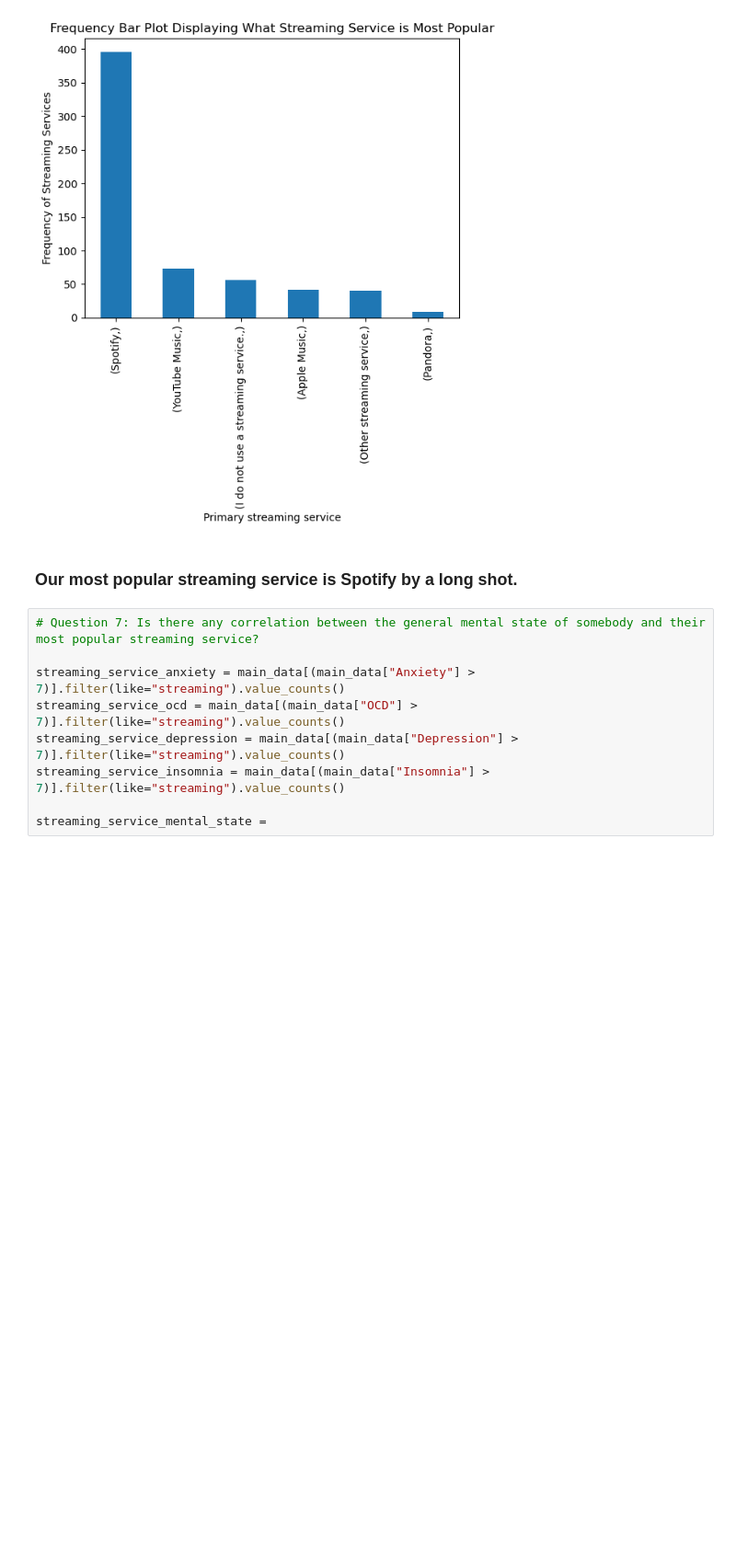
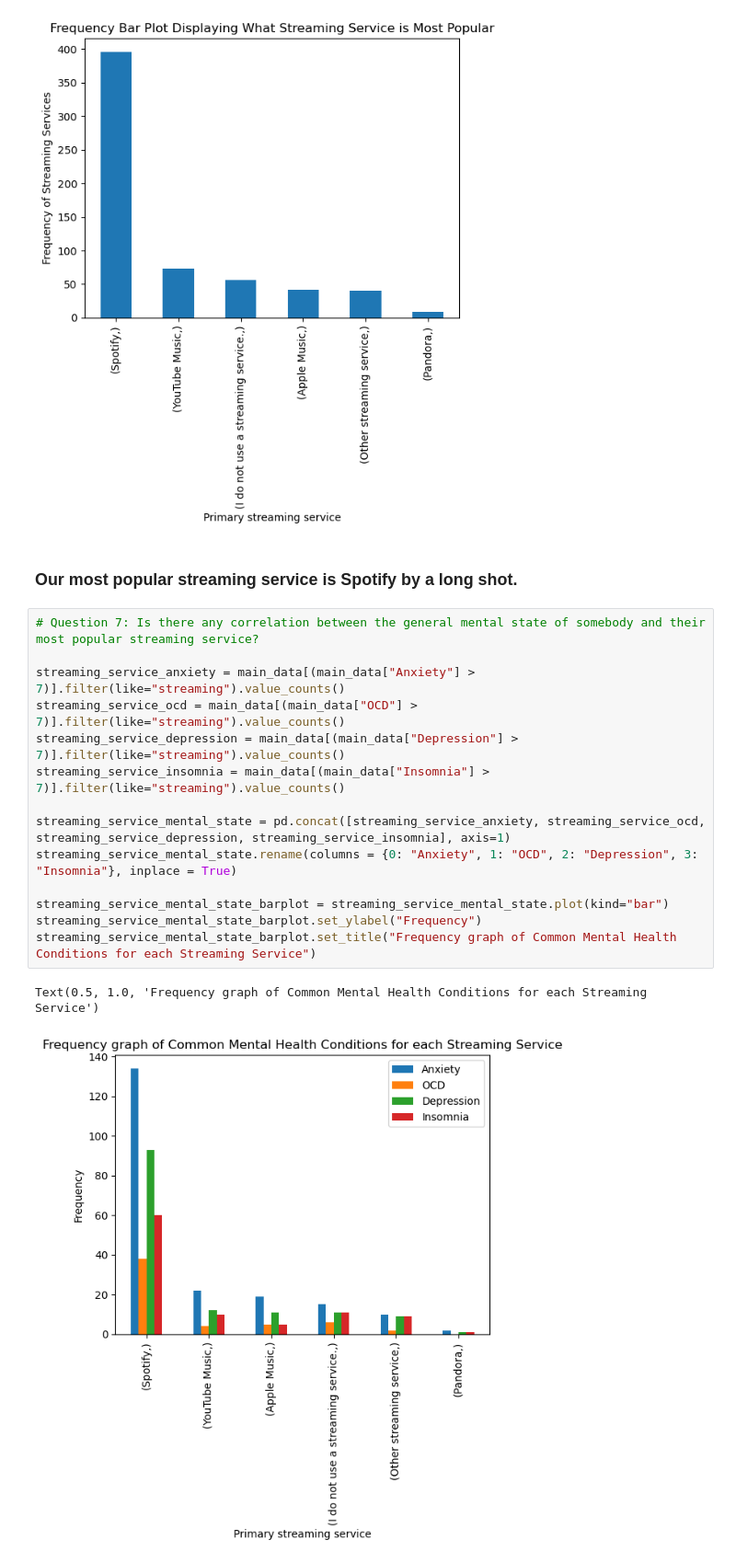
Before and after one commit to GamingCuber/final_project_hth, a Jupyter notebook: src/main.ipynb, the cells around one changed output. Shown at 92% size. Cells and saved outputs as stored; diff of their text form; blank space fills up the shorter version.

```diff
--- a/src/main.ipynb
+++ b/src/main.ipynb
@@ -175,9 +175,17 @@ plt.show()
 # %%
 # Question 7: Is there any correlation between the general mental state of somebody and their most popular streaming service?
 
 streaming_service_anxiety = main_data[(main_data["Anxiety"] > 7)].filter(like="streaming").value_counts()
 streaming_service_ocd = main_data[(main_data["OCD"] > 7)].filter(like="streaming").value_counts()
 streaming_service_depression = main_data[(main_data["Depression"] > 7)].filter(like="streaming").value_counts()
 streaming_service_insomnia = main_data[(main_data["Insomnia"] > 7)].filter(like="streaming").value_counts()
 
-streaming_service_mental_state =
+streaming_service_mental_state = pd.concat([streaming_service_anxiety, streaming_service_ocd, streaming_service_depression, streaming_service_insomnia], axis=1)
+streaming_service_mental_state.rename(columns = {0: "Anxiety", 1: "OCD", 2: "Depression", 3: "Insomnia"}, inplace = True)
+
+streaming_service_mental_state_barplot = streaming_service_mental_state.plot(kind="bar")
+streaming_service_mental_state_barplot.set_ylabel("Frequency")
+streaming_service_mental_state_barplot.set_title("Frequency graph of Common Mental Health Conditions for each Streaming Service")
+# %% [output]
+Text(0.5, 1.0, 'Frequency graph of Common Mental Health Conditions for each Streaming Service')
+[figure, added]
```
Also changed, not shown: parts of 1 cell of this notebook.
